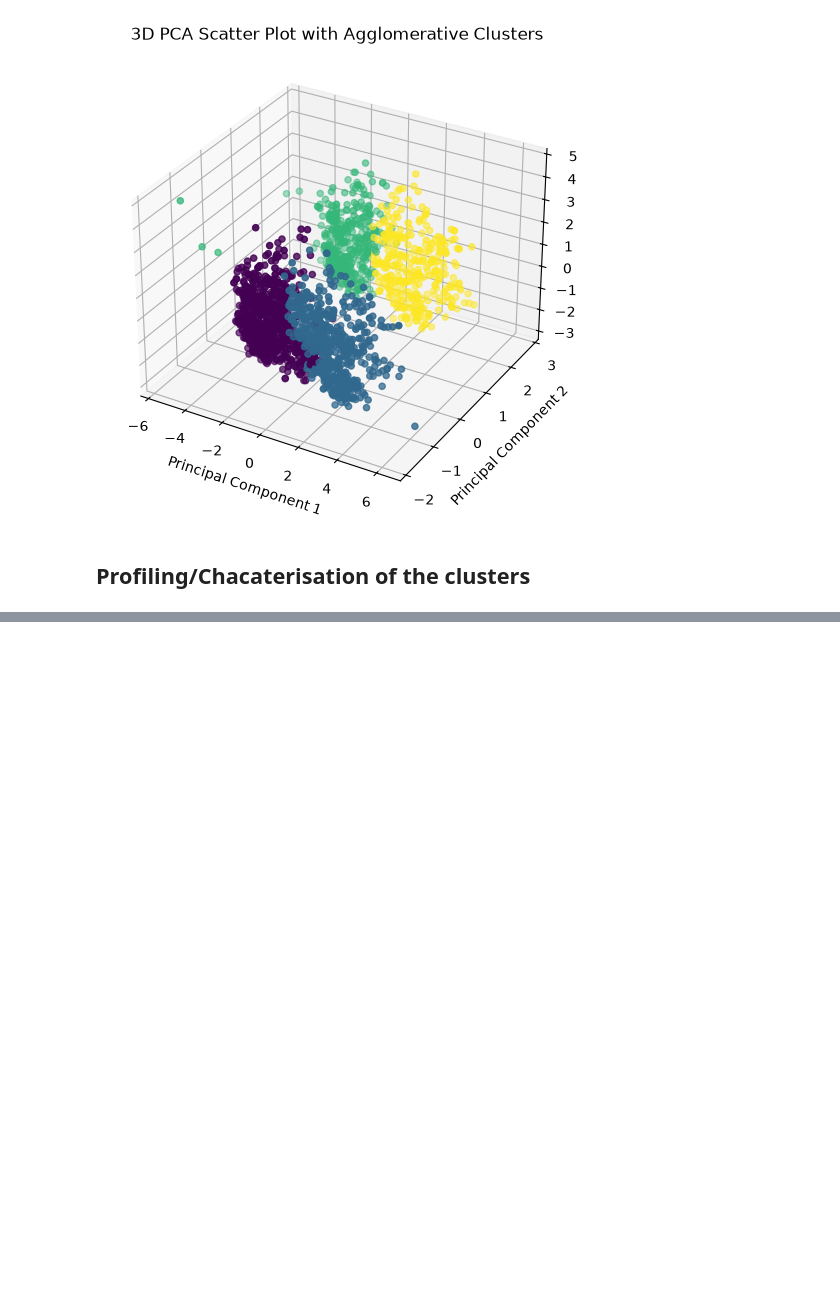
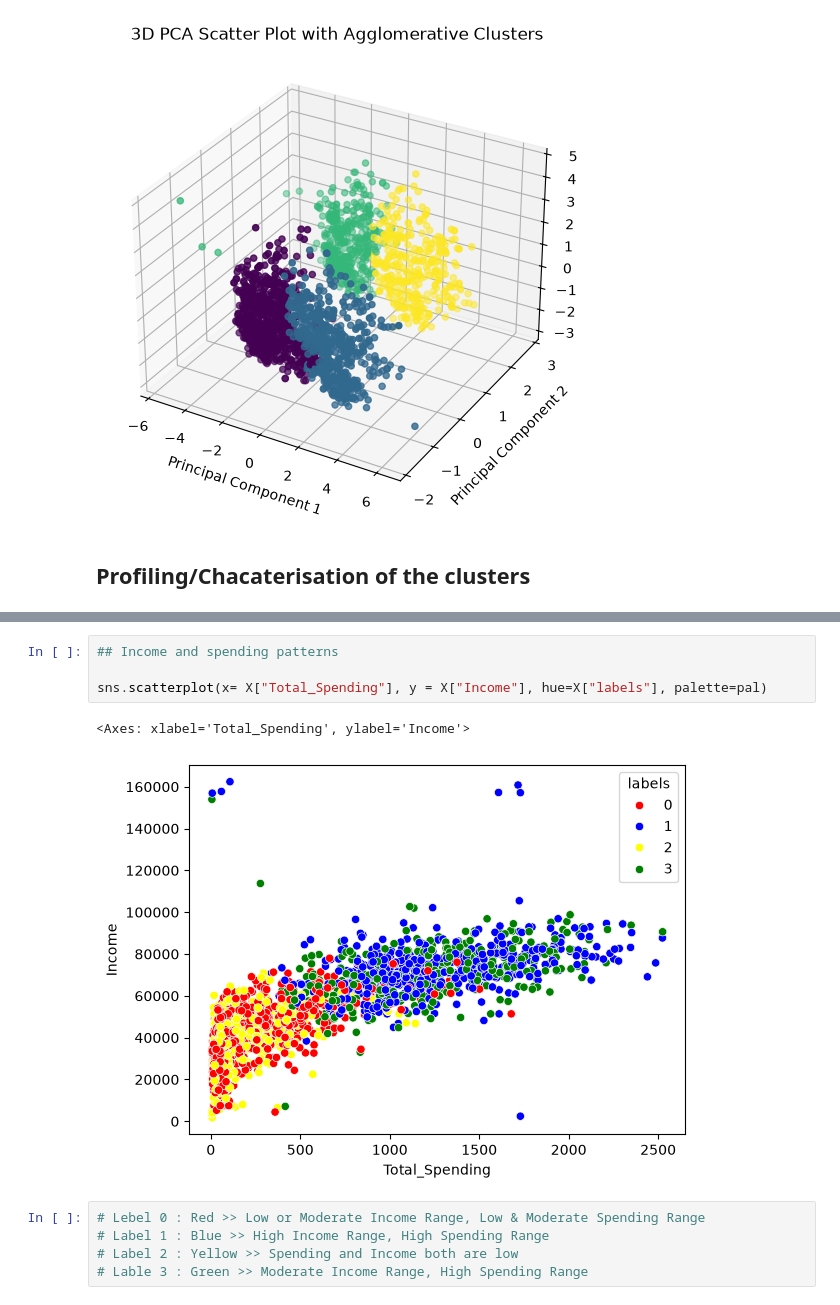
Before and after one commit to YogenderKushwaha/SmartClusteringSystem, a Jupyter notebook: smartcart.ipynb, the cells around one changed output, grey strips where cells are left out. Drawn from its saved outputs; the diff is of its cells as text; blank space fills up the shorter version.

```diff
--- a/smartcart.ipynb
+++ b/smartcart.ipynb
@@ -457,0 +453,12 @@ sns.countplot(data=df_cleaned, x="labels", palette=pal)
+# %%
+## Income and spending patterns
+
+sns.scatterplot(x= X["Total_Spending"], y = X["Income"], hue=X["labels"], palette=pal)
+# %% [output]
+<Axes: xlabel='Total_Spending', ylabel='Income'>
+[figure, added]
+# %%
+# Lebel 0 : Red >> Low or Moderate Income Range, Low & Moderate Spending Range
+# Label 1 : Blue >> High Income Range, High Spending Range
+# Label 2 : Yellow >> Spending and Income both are low
+# Lable 3 : Green >> Moderate Income Range, High Spending Range
```
Also changed, not shown: parts of 7 cells of this notebook.
